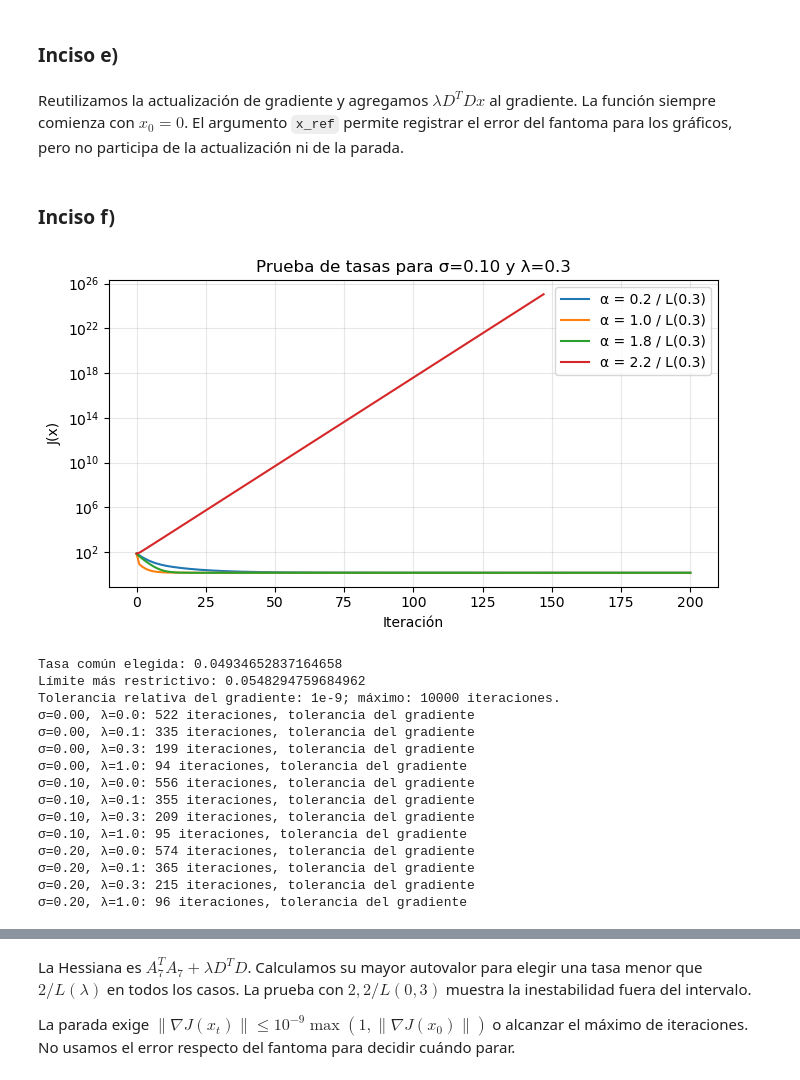
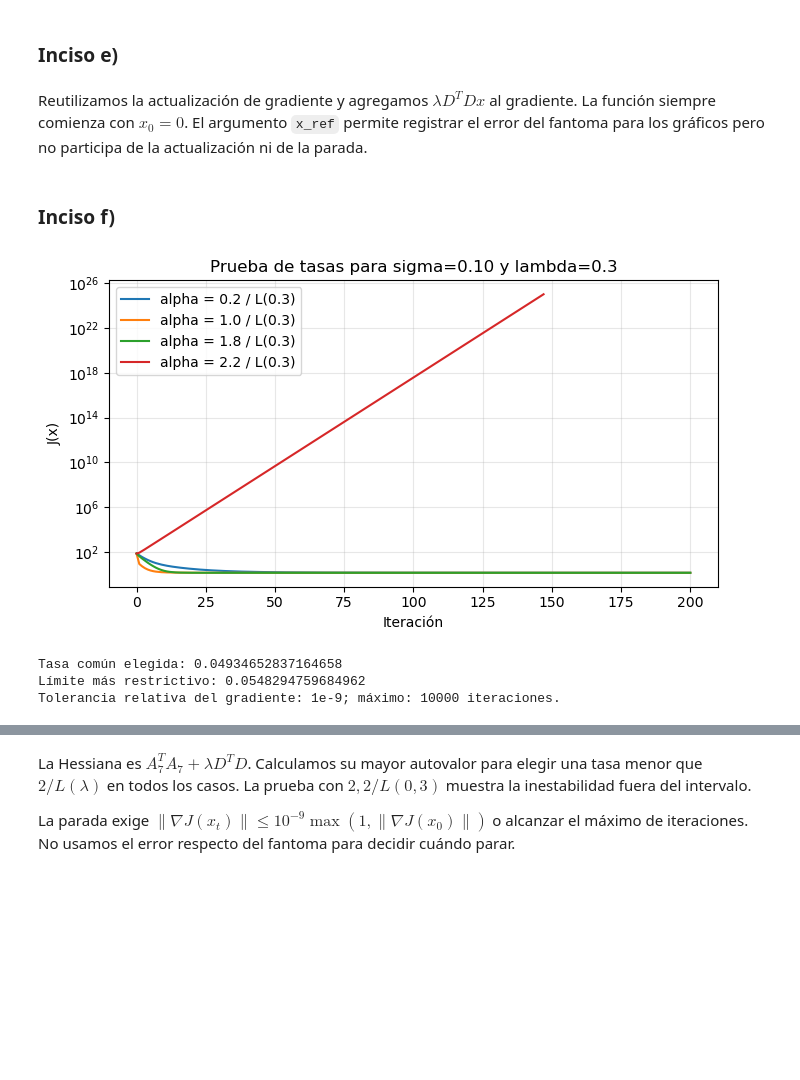
Before and after one commit to fededelcuadro/proyecto-tomografia-metodos, a Jupyter notebook: ejercicio_9.ipynb, the cells around one changed output, grey strips where cells are left out. Drawn from its saved outputs; the diff is of its cells as text; code cells hidden in the pictures; blank space fills up the shorter version.

```diff
--- a/ejercicio_9.ipynb
+++ b/ejercicio_9.ipynb
@@ -134,8 +149,13 @@ puede reducir ruido y también borrar bordes reales.
 # %% [markdown]
 ### Inciso d)
 # %%
+# Calculamos las mediciones sin ruido a partir del fantoma.
 b7 = A7 @ x_fantoma
-rng = np.random.default_rng(2026)
+
+# La semilla 67 permite repetir el mismo ruido que usamos en el ejercicio 6.
+rng = np.random.default_rng(67)
 z = rng.standard_normal(b7.size)
+
+# Esta escala adapta la intensidad del ruido al tamaño de las mediciones.
 escala = np.sqrt(np.mean(b7**2))
 # %%
@@ -197,65 +241,70 @@ def gradiente_descendiente(A, b, alpha, max_iter=10000, tol=1e-8,
 # %% [markdown]
 Reutilizamos la actualización de gradiente y agregamos $\lambda D^TDx$ al gradiente.
 La función siempre comienza con $x_0=0$. El argumento `x_ref` permite registrar el error
-del fantoma para los gráficos, pero no participa de la actualización ni de la parada.
+del fantoma para los gráficos pero no participa de la actualización ni de la parada.
 # %% [markdown]
 ### Inciso f)
 # %%
+from IPython.display import Markdown, display
+
+# Calculamos la Hessiana para cada lambda y guardamos su mayor valor propio L.
+# Estos valores permiten elegir una tasa de aprendizaje estable.
 H = A7.T @ A7
 DtD = D.T @ D
-L_por_lambda = {lam: np.linalg.eigvalsh(H + lam * DtD)[-1] for lam in lambdas}
+L_por_lambda = {}
+
+for lam in lambdas:
+    H_lambda = H + lam * DtD
+    valores_propios = np.linalg.eigvalsh(H_lambda)
+    L_por_lambda[lam] = valores_propios[-1]
+
 L_max = max(L_por_lambda.values())
 
-# Probamos tasas con el caso sigma=0.10 y lambda=0.3.
+# Probamos distintas tasas para sigma=0.10 y lambda=0.3
+factores = [0.2, 1.0, 1.8, 2.2]
 fig, ax = plt.subplots(figsize=(7, 4))
-for factor in [0.2, 1.0, 1.8, 2.2]:
-    tasa = factor / L_por_lambda[0.3]
+
+for factor in factores:
+    tasa = factor/L_por_lambda[0.3]
     prueba = gradiente_descendiente(A7, mediciones[0.1], tasa,
                                     max_iter=200, tol=1e-9, D=D, lam=0.3)
-    ax.semilogy(prueba["costos"], label=f"α = {factor:.1f} / L(0.3)")
+    etiqueta = "alpha = " + str(factor) + " / L(0.3)"
+    ax.semilogy(prueba["costos"], label=etiqueta)
+
 ax.set_xlabel("Iteración")
 ax.set_ylabel("J(x)")
-ax.set_title("Prueba de tasas para σ=0.10 y λ=0.3")
+ax.set_title("Prueba de tasas para sigma=0.10 y lambda=0.3")
 ax.legend()
 ax.grid(alpha=0.3)
 plt.tight_layout()
 plt.show()
 
-# Esta tasa es estable para todos los valores de lambda considerados.
-alpha = 1.8 / L_max
+# Elegimos una tasa común menor que 2/L_max para que sea estable en todos los casos.
+alpha = 1.8/L_max
 print("Tasa común elegida:", alpha)
-print("Límite más restrictivo:", 2.0 / L_max)
+print("Límite más restrictivo:", 2/L_max)
 print("Tolerancia relativa del gradiente: 1e-9; máximo: 10000 iteraciones.")
+print()
 
+# Reconstruimos la imagen para cada combinación de ruido y regularización.
+# Guardamos cada resultado con la clave (sigma, lam) para usarlo en los próximos incisos.
+tabla = "| sigma | lambda | Iteraciones | Motivo de parada |\n"
+tabla += "| --- | --- | --- | --- |\n"
 resultados = {}
 for sigma in sigmas:
     for lam in lambdas:
-        resultado = gradiente_descendiente(
-            A7, mediciones[sigma], alpha, max_iter=10000, tol=1e-9,
-            D=D, lam=lam, x_ref=x_fantoma
-        )
+        resultado = gradiente_descendiente(A7, mediciones[sigma], alpha,
+                                           max_iter=10000, tol=1e-9,
+                                           D=D, lam=lam, x_ref=x_fantoma)
         resultados[sigma, lam] = resultado
-        print(f"σ={sigma:.2f}, λ={lam:.1f}: {resultado['iteraciones']} iteraciones, "
-              f"{resultado['motivo']}")
-        assert resultado["motivo"] == "tolerancia del gradiente"
-        assert np.all(np.diff(resultado["costos"]) <= 1e-9)
-        # Comprobación independiente del resultado; no interviene en la parada.
-        referencia = np.linalg.solve(H + lam * DtD, A7.T @ mediciones[sigma])
-        assert np.allclose(resultado["x"], referencia, atol=1e-6)
+        # Agregamos una fila a la tabla con los datos de esta combinación.
+        tabla += "| " + str(sigma) + " | " + str(lam) + " | "
+        tabla += str(resultado["iteraciones"]) + " | " + resultado["motivo"] + " |\n"
+
+# Mostramos la tabla con las doce combinaciones.
+display(Markdown(tabla))
 # %% [output]
-[figure, old version]
+[figure, new version]
 Tasa común elegida: 0.04934652837164658
 Límite más restrictivo: 0.0548294759684962
 Tolerancia relativa del gradiente: 1e-9; máximo: 10000 iteraciones.
-σ=0.00, λ=0.0: 522 iteraciones, tolerancia del gradiente
-σ=0.00, λ=0.1: 335 iteraciones, tolerancia del gradiente
-σ=0.00, λ=0.3: 199 iteraciones, tolerancia del gradiente
-σ=0.00, λ=1.0: 94 iteraciones, tolerancia del gradiente
-σ=0.10, λ=0.0: 556 iteraciones, tolerancia del gradiente
-σ=0.10, λ=0.1: 355 iteraciones, tolerancia del gradiente
-σ=0.10, λ=0.3: 209 iteraciones, tolerancia del gradiente
-σ=0.10, λ=1.0: 95 iteraciones, tolerancia del gradiente
-σ=0.20, λ=0.0: 574 iteraciones, tolerancia del gradiente
-σ=0.20, λ=0.1: 365 iteraciones, tolerancia del gradiente
-σ=0.20, λ=0.3: 215 iteraciones, tolerancia del gradiente
-σ=0.20, λ=1.0: 96 iteraciones, tolerancia del gradiente
```
Also changed, not shown: parts of 9 cells of this notebook.
